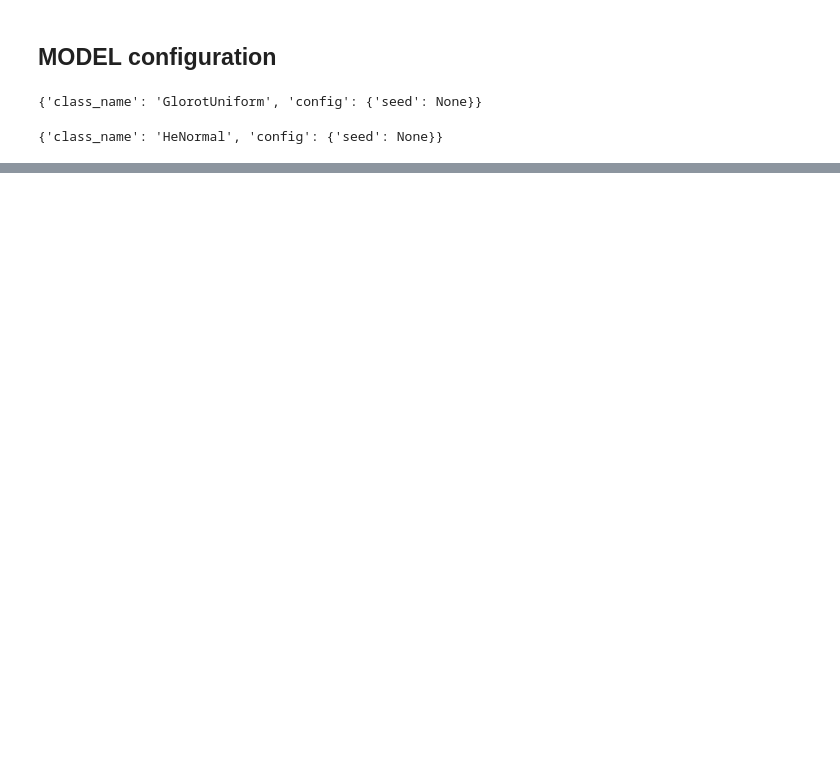
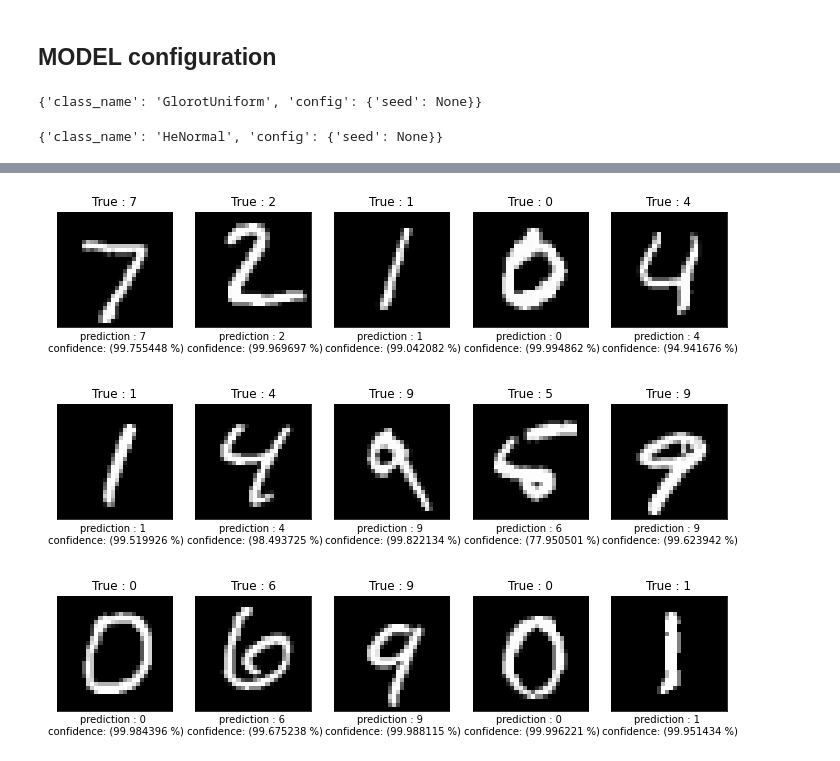
Before and after one commit to yoonstoneChoi/ubuntu, a Jupyter notebook: dl_study/model_configuration.ipynb, the cells around one changed output, grey strips where cells are left out. Drawn from its saved outputs; the diff is of its cells as text; code cells hidden in the pictures; blank space fills up the shorter version.

```diff
--- a/dl_study/model_configuration.ipynb
+++ b/dl_study/model_configuration.ipynb
@@ -26,0 +97,10 @@ dense.get_config()['kernel_initializer'] ## 초기화가 중요하다는 논문
+# %%
+## 배치 정규화
+
+model_a = tf.keras.Sequential([
+                                tf.keras.layers.Flatten(input_shape = (28, 28)),
+                                tf.keras.layers.Dense(64, activation='relu'),
+                                tf.keras.layers.Dense(32, activation = 'relu'),
+                                tf.keras.layers.Dense(10, activation = 'softmax')
+])
+model_a.summary()
@@ -26,0 +219,4 @@ dense.get_config()['kernel_initializer'] ## 초기화가 중요하다는 논문
+# %%
+predictions_a = model_a.predict(x_test)
+predictions_b = model_b.predict(x_test)
+predictions_c = model_c.predict(x_test)
@@ -26,0 +238,20 @@ dense.get_config()['kernel_initializer'] ## 초기화가 중요하다는 논문
+# %%
+import matplotlib.pyplot as plt
+
+def get_one_result(idx):
+    img, y_true, y_pred, confidence = x_test[idx], y_test[idx], np.argmax(predictions_a[idx]), 100 * np.max(predictions_a[idx])
+    return img, y_true, y_pred, confidence
+
+fig, axes = plt.subplots(3, 5)
+fig.set_size_inches(12, 10)
+
+for i in range(15):
+    ax = axes[i//5, i%5]
+    img, y_true, y_pred, confidence = get_one_result(i)
+    ax.imshow(img, cmap = 'gray')
+    ax.set_xticks([])
+    ax.set_yticks([])
+    ax.set_title(f'True : {y_true}')
+    ax.set_xlabel(f'prediction : {y_pred} \n confidence: ({confidence:2f} %)')
+# %% [output]
+[figure, added]
```
Also changed, not shown: parts of 53 cells of this notebook, 15 other files.
